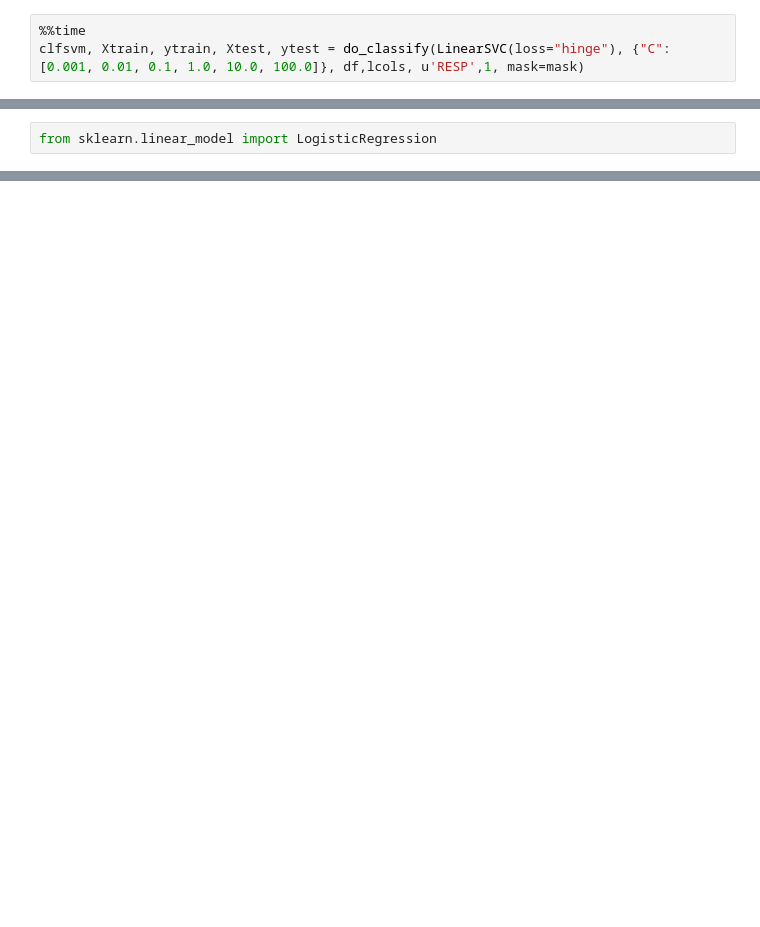
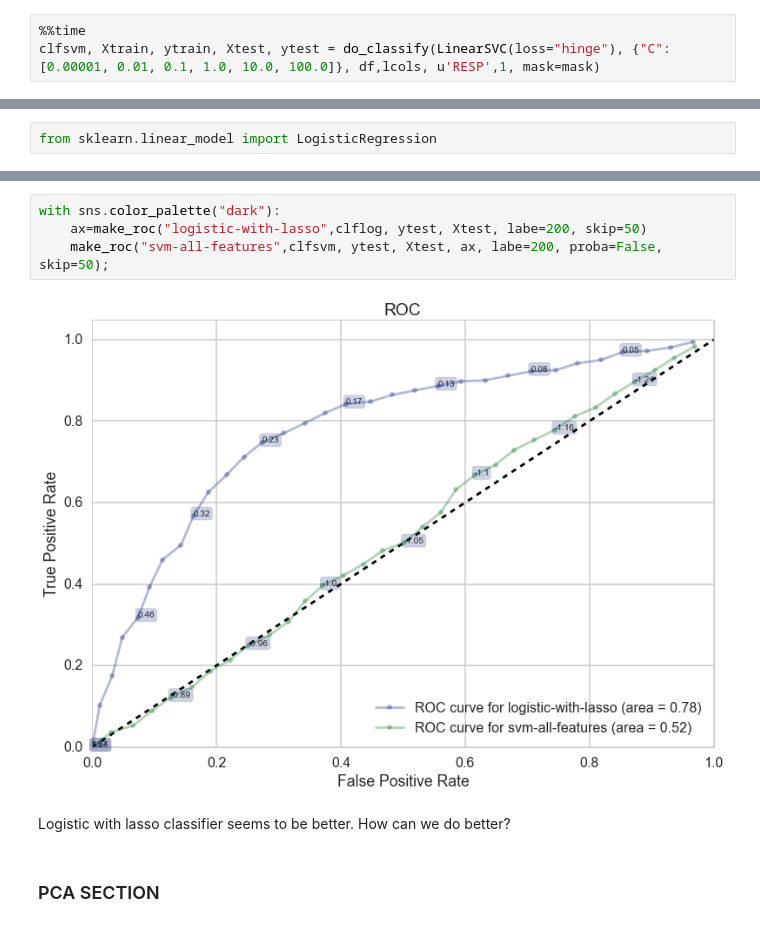
Before and after one commit to matlisa/crimsondance, a Jupyter notebook: Exploratory Data (Lisa).ipynb, the cells around one changed output, grey strips where cells are left out. Drawn from its saved outputs; the diff is of its cells as text; blank space fills up the shorter version.

```diff
--- a/Exploratory Data (Lisa).ipynb
+++ b/Exploratory Data (Lisa).ipynb
@@ -408,5 +476,5 @@ def do_classify(clf, parameters, indf, featurenames, targetname, target1val, mas
     return clf, Xtrain, ytrain, Xtest, ytest
 # %%
 %%time
-clfsvm, Xtrain, ytrain, Xtest, ytest = do_classify(LinearSVC(loss="hinge"), {"C": [0.001, 0.01, 0.1, 1.0, 10.0, 100.0]}, df,lcols, u'RESP',1, mask=mask)
+clfsvm, Xtrain, ytrain, Xtest, ytest = do_classify(LinearSVC(loss="hinge"), {"C": [0.00001, 0.01, 0.1, 1.0, 10.0, 100.0]}, df,lcols, u'RESP',1, mask=mask)
 # %% [output]
@@ -447,0 +578,10 @@ Wall time: 440 ms
+# %%
+with sns.color_palette("dark"):
+    ax=make_roc("logistic-with-lasso",clflog, ytest, Xtest, labe=200, skip=50)
+    make_roc("svm-all-features",clfsvm, ytest, Xtest, ax, labe=200, proba=False, skip=50);
+# %% [output]
+[figure, added]
+# %% [markdown]
+Logistic with lasso classifier seems to be better. How can we do better?
+# %% [markdown]
+### PCA SECTION
```
Also changed, not shown: parts of 68 cells of this notebook, 6 other files.
